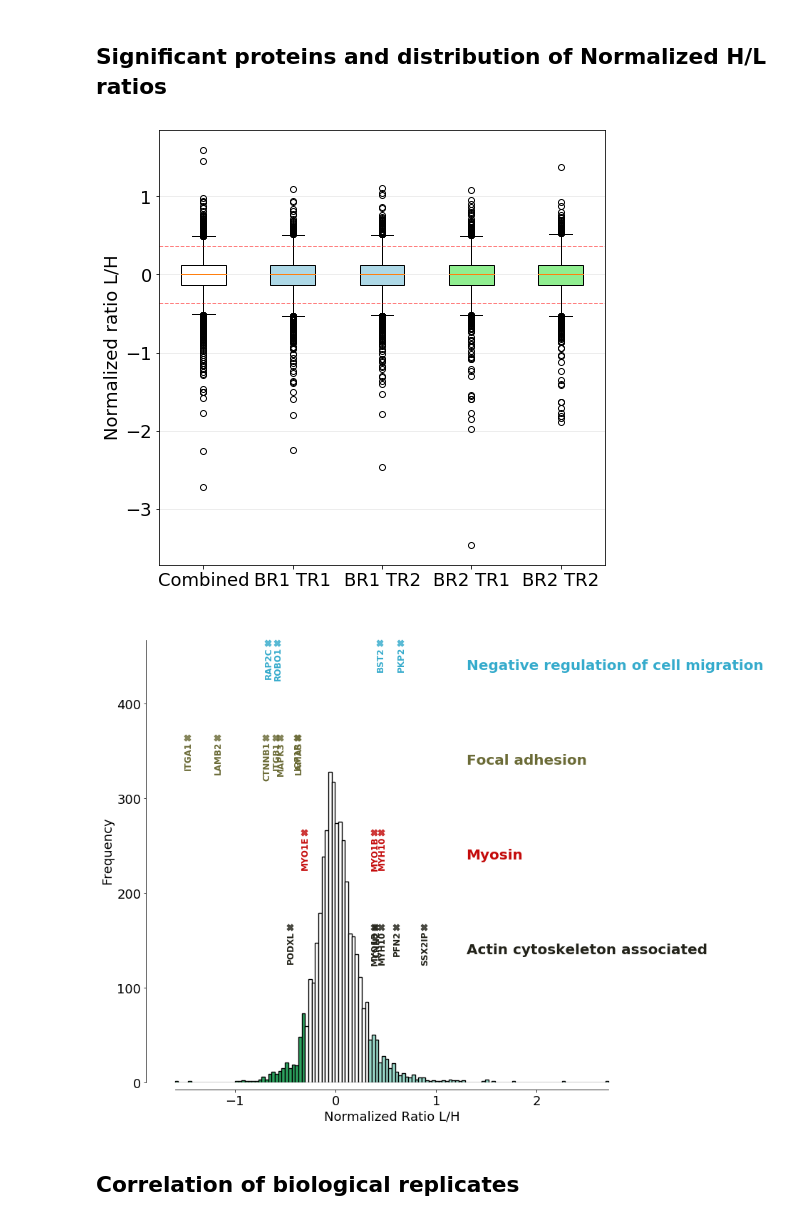
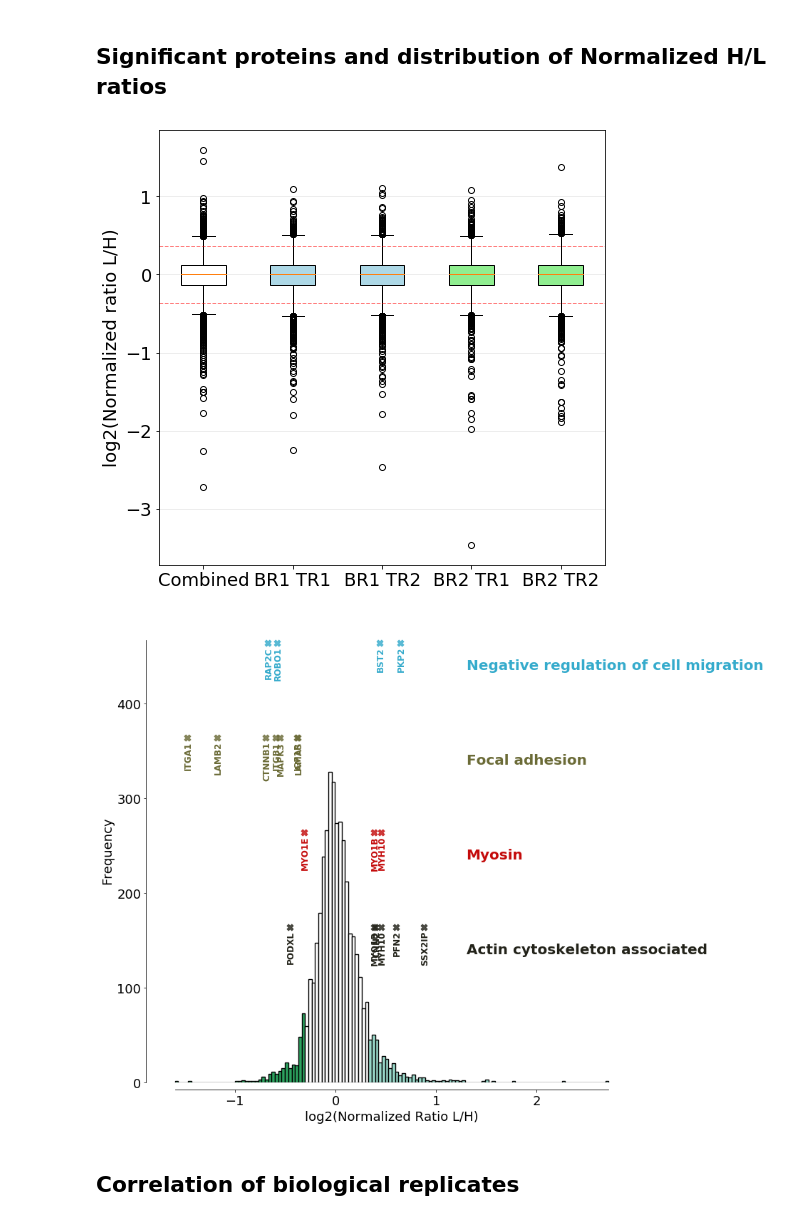
Before and after one commit to esanal/pcdh_notebook, a Jupyter notebook: analysis.ipynb, the cells around one changed output. Drawn from its saved outputs; the diff is of its cells as text; code cells hidden in the pictures.

```diff
--- a/analysis.ipynb
+++ b/analysis.ipynb
@@ -38,12 +38,12 @@ for i in proteins.index:
 proteins['UniprotID'] = proteins['Protein IDs'].str.split(';').str[0]
 #normalizing the protein ratios by median & reverse the ratio to L/H
 #for combined
-proteins['Normalized Ratio L/H'] = -1*np.log2(proteins['Ratio H/L'] / proteins['Ratio H/L'].median())
+proteins['log2(Normalized Ratio L/H)'] = -1*np.log2(proteins['Ratio H/L'] / proteins['Ratio H/L'].median())
 #and replicates
-proteins['Normalized Ratio L/H IEF1_1'] = -1*np.log2(proteins['Ratio H/L IEF1_1'] / proteins['Ratio H/L IEF1_1'].median())
-proteins['Normalized Ratio L/H IEF1_2'] = -1*np.log2(proteins['Ratio H/L IEF1_2'] / proteins['Ratio H/L IEF1_2'].median())
-proteins['Normalized Ratio L/H IEF2_1'] = -1*np.log2(proteins['Ratio H/L IEF2_1'] / proteins['Ratio H/L IEF2_1'].median())
-proteins['Normalized Ratio L/H IEF2_2'] = -1*np.log2(proteins['Ratio H/L IEF2_2'] / proteins['Ratio H/L IEF2_2'].median())
+proteins['log2(Normalized Ratio L/H IEF1_1)'] = -1*np.log2(proteins['Ratio H/L IEF1_1'] / proteins['Ratio H/L IEF1_1'].median())
+proteins['log2(Normalized Ratio L/H IEF1_2)'] = -1*np.log2(proteins['Ratio H/L IEF1_2'] / proteins['Ratio H/L IEF1_2'].median())
+proteins['log2(Normalized Ratio L/H IEF2_1)'] = -1*np.log2(proteins['Ratio H/L IEF2_1'] / proteins['Ratio H/L IEF2_1'].median())
+proteins['log2(Normalized Ratio L/H IEF2_2)'] = -1*np.log2(proteins['Ratio H/L IEF2_2'] / proteins['Ratio H/L IEF2_2'].median())
 # %% [markdown]
 ### Normality test
 # %%
@@ -61,9 +61,10 @@ KstestResult(statistic=0.32037751942607473, pvalue=0.0)
 # %%
 #Find significantly up and down regulated proteins
 #90% confidence interval median absoulute deviation
-median = proteins['Normalized Ratio L/H'].median()
-MAD = np.absolute(proteins['Normalized Ratio L/H']-median).median() * 1.4826
-proteins['significant'] = np.absolute(proteins['Normalized Ratio L/H']-median)/MAD > 1.645
+median = proteins['log2(Normalized Ratio L/H)'].median()
+MAD = np.absolute(proteins['log2(Normalized Ratio L/H)']-median).median() * 1.4826
+proteins['Deviation from MAD'] = np.absolute(proteins['log2(Normalized Ratio L/H)']-median)/ MAD
+proteins['significant'] = np.absolute(proteins['log2(Normalized Ratio L/H)']-median)/MAD > 1.645
 #select the significats and save
 significants = proteins[(proteins['significant'] == True)]
 significants.to_csv('results/Significants_90.txt', sep='\t', index=False)
@@ -71,15 +72,15 @@ significants.to_csv('results/Significants_90.txt', sep='\t', index=False)
 proteins.to_csv('results/proteins_all_90.txt', sep='\t', index=False)
 # %%
 #LH distribution boxplots
-data_to_plot = [proteins["Normalized Ratio L/H"], proteins["Normalized Ratio L/H IEF1_1"].dropna(),proteins["Normalized Ratio L/H IEF1_2"].dropna(),
-                proteins["Normalized Ratio L/H IEF2_1"].dropna(),proteins["Normalized Ratio L/H IEF2_2"].dropna()]
+data_to_plot = [proteins["log2(Normalized Ratio L/H)"], proteins["log2(Normalized Ratio L/H IEF1_1)"].dropna(),proteins["log2(Normalized Ratio L/H IEF1_2)"].dropna(),
+                proteins["log2(Normalized Ratio L/H IEF2_1)"].dropna(),proteins["log2(Normalized Ratio L/H IEF2_2)"].dropna()]
 fig = plt.figure(1, figsize=(8, 8))
 ax = fig.add_subplot(111)
 bp = ax.boxplot(data_to_plot,patch_artist=True, sym='o')
 plt.axhline(linewidth=1, color='r', y=-0.369705664139553, linestyle='--', alpha=0.5)
 plt.axhline(linewidth=1, color='r', y=0.36958625, linestyle='--', alpha=0.5)
 ax.set_xticklabels(['Combined', 'BR1 TR1', 'BR1 TR2', 'BR2 TR1', 'BR2 TR2'])
-ax.set_ylabel("Normalized ratio L/H")
+ax.set_ylabel("log2(Normalized ratio L/H)")
 colors = ['white', 'lightblue','lightblue', 'lightgreen','lightgreen']
 for patch, color in zip(bp['boxes'], colors):
     patch.set_facecolor(color)
@@ -88,59 +89,59 @@ ax.yaxis.grid(True, linestyle='-', which='major', color='lightgrey',
 # Save the figure
 fig.savefig('figures/LH_boxplot_normalized.svg', bbox_inches='tight')
 # %% [output]
-[figure, old version]
+[figure, new version]
 # %%
 #LH histogram combined
 #up- and down-regulated lists
-ups = significants[(significants['Normalized Ratio L/H'] > 0)]
-downs = significants[(significants['Normalized Ratio L/H'] < 0)]
+ups = significants[(significants['log2(Normalized Ratio L/H)'] > 0)]
+downs = significants[(significants['log2(Normalized Ratio L/H)'] < 0)]
 num_bins = 130
 fig = plt.figure(figsize=(12,12))
 ax = fig.add_subplot(111)
-n, bins, patches = ax.hist(-1*proteins["Normalized Ratio L/H"], num_bins, density=0, facecolor='white', alpha=1, linewidth=1.4, edgecolor='black')
+n, bins, patches = ax.hist(-1*proteins["log2(Normalized Ratio L/H)"], num_bins, density=0, facecolor='white', alpha=1, linewidth=1.4, edgecolor='black')
 bin_centers = 0.5 * (bins[:-1] + bins[1:])
 col = bin_centers - min(bin_centers)
-ax.set_xlabel('Normalized Ratio L/H')
+ax.set_xlabel('log2(Normalized Ratio L/H)')
 ax.set_ylabel('Frequency')
 #color up and down
 for c, p in zip(bins, patches):
-    if c >= min(ups["Normalized Ratio L/H"]):
+    if c >= min(ups["log2(Normalized Ratio L/H)"]):
         plt.setp(p, 'facecolor', '#99D8C9')
-    if c <= max(downs["Normalized Ratio L/H"]):
+    if c <= max(downs["log2(Normalized Ratio L/H)"]):
         plt.setp(p, 'facecolor', '#2CA25F')
 #print terms to highlight
 colors = ['#23231A', '#C40B0B', '#6B6B37', '#35ABCC', '#FFFF00']
 markers = ['X']* len(colors)
 terms = {'Negative regulation of cell migration': ['RAP2C', 'ROBO1', 'BST2', 'PKP2'],
          'Focal adhesion': ['ITGA1', 'LAMB2', 'CTNNB1', 'ITGB1', 'MAPK3', 'IGF1R', 'LAMA5'],
          'Myosin':['MYO1B', 'MYO1E', 'MYH10'],
          'Actin cytoskeleton associated':['MYH10', 'MYO1B', 'SSX2IP', 'PFN2', 'PODXL', 'CNN2']}
 def add_point(gene_name,ratio,color, previous_ratios, previous_genes, ofset=0, mar = '1', start=160):
     '''adds proteins to the histogram'''
     if gene_name != previous_genes:
         ax.scatter(ratio,start+4+ofset*4, c=color, alpha=0.8, marker=mar,s=80)
         ax.text(ratio+0.01, start+ofset*4, gene_name, rotation=90, fontsize=12, ha='center', va='top', color=color, weight='bold')
         #ax.annotate(gene_name, (ratio, 200+ofset))
     else:
         ax.scatter(ratio,100+ofset, c= color, alpha=0.8, marker=mar,s=60)
 previous_ratios = []
 previous_proteins = []
 proteins_d = proteins.dropna(subset=['Gene names'])
 start = 140
 for i,term in enumerate(['Actin cytoskeleton associated','Myosin','Focal adhesion','Negative regulation of cell migration']):
     for j,protein in enumerate(terms[term]):
-        ratio = float(proteins_d[proteins_d['Gene names'].str.contains(protein).dropna()]['Normalized Ratio L/H'])
+        ratio = float(proteins_d[proteins_d['Gene names'].str.contains(protein).dropna()]['log2(Normalized Ratio L/H)'])
         add_point(protein,ratio,colors[i], previous_ratios,previous_proteins, ofset=i*25, mar = markers[i])
         previous_ratios.append(ratio)
         previous_proteins.append(protein)
     ax.text(1.3, start+i*(25*4), term, rotation=0, fontsize=20, ha='left', va='center',
                 color= colors[i],weight = 'bold')
 #adjust spines
 adjust_spines(ax, ['left', 'bottom'])
 plt.savefig('figures/HL_combined_histogram_GOs_10percent_biggerfont_sized.svg')
 proteins.to_csv('results/proteins_all_LH.txt', sep = '\t', index = False)
 # %% [output]
-[figure, old version]
+[figure, new version]
 # %% [markdown]
 ## Correlation of biological replicates
 # %%
```
Also changed, not shown: parts of 6 cells of this notebook, 12 other files.
